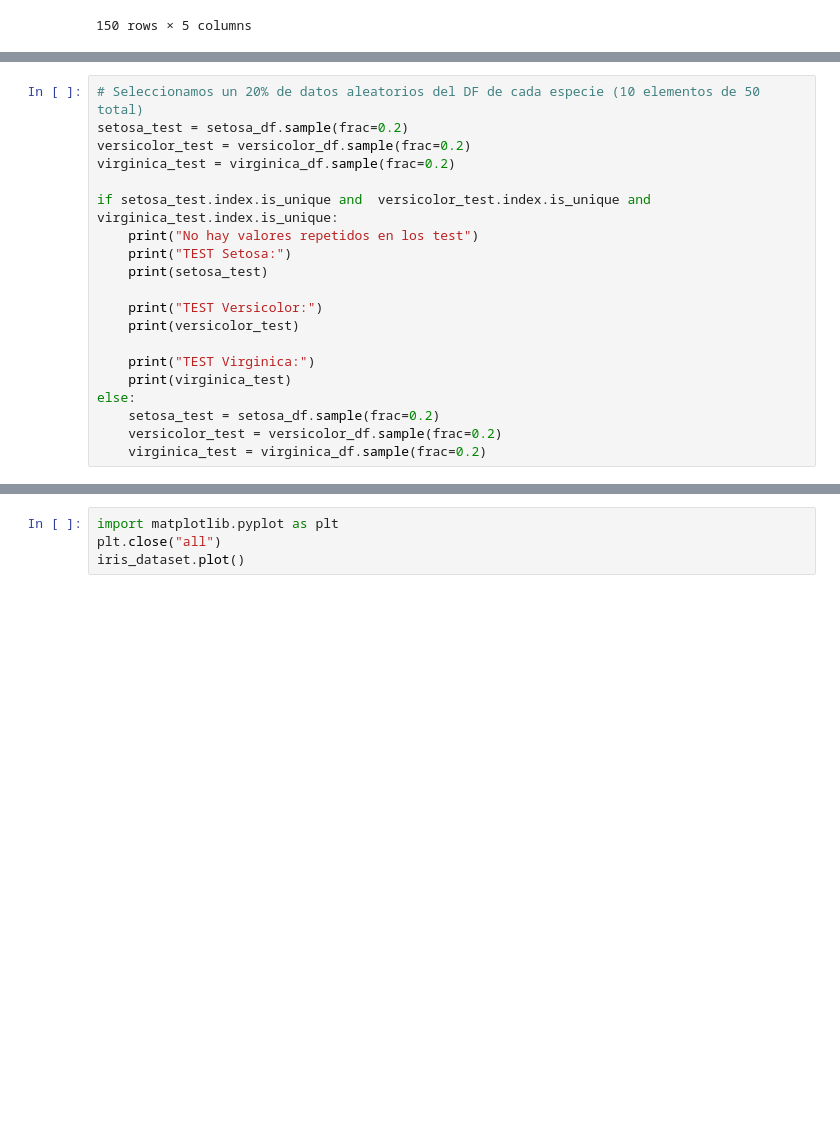
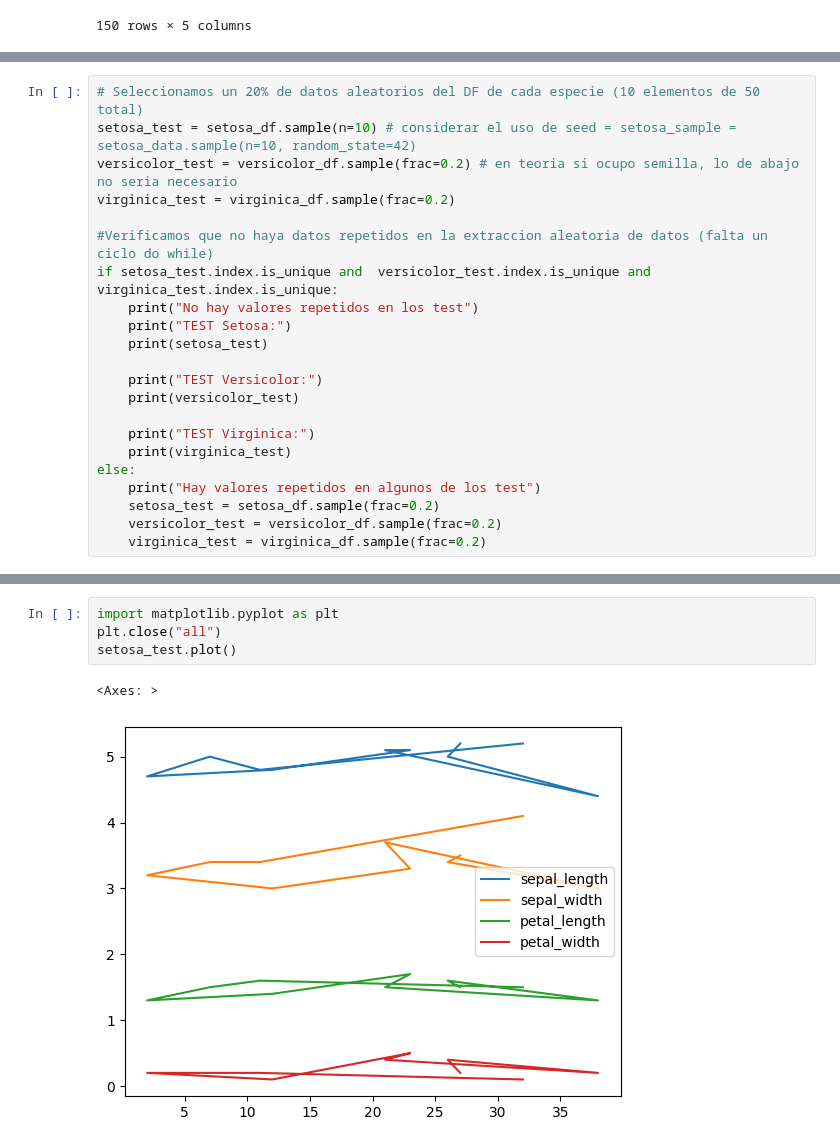
Before and after one commit to Mastrick7even/Electivo-ML-Y-DP, a Jupyter notebook: datasetIRIS.ipynb, the cells around one changed output, grey strips where cells are left out. Drawn from its saved outputs; the diff is of its cells as text; blank space fills up the shorter version.

```diff
--- a/datasetIRIS.ipynb
+++ b/datasetIRIS.ipynb
@@ -37,9 +55,10 @@ print(virginica_df)
 # %%
 # Seleccionamos un 20% de datos aleatorios del DF de cada especie (10 elementos de 50 total)
-setosa_test = setosa_df.sample(frac=0.2)
-versicolor_test = versicolor_df.sample(frac=0.2)
+setosa_test = setosa_df.sample(n=10) # considerar el uso de seed = setosa_sample = setosa_data.sample(n=10, random_state=42)
+versicolor_test = versicolor_df.sample(frac=0.2) # en teoria si ocupo semilla, lo de abajo no seria necesario
 virginica_test = virginica_df.sample(frac=0.2)
 
+#Verificamos que no haya datos repetidos en la extraccion aleatoria de datos (falta un ciclo do while)
 if setosa_test.index.is_unique and  versicolor_test.index.is_unique and virginica_test.index.is_unique:
     print("No hay valores repetidos en los test")
     print("TEST Setosa:")
@@ -51,6 +70,7 @@ if setosa_test.index.is_unique and  versicolor_test.index.is_unique and virginic
     print("TEST Virginica:")
     print(virginica_test)
 else:
+    print("Hay valores repetidos en algunos de los test")
     setosa_test = setosa_df.sample(frac=0.2)
     versicolor_test = versicolor_df.sample(frac=0.2)
     virginica_test = virginica_df.sample(frac=0.2)
@@ -59,4 +118,7 @@ No hay valores repetidos en los test
 # %%
 import matplotlib.pyplot as plt
 plt.close("all")
-iris_dataset.plot()
+setosa_test.plot()
+# %% [output]
+<Axes: >
+[figure, added]
```
Also changed, not shown: parts of 4 cells of this notebook.
